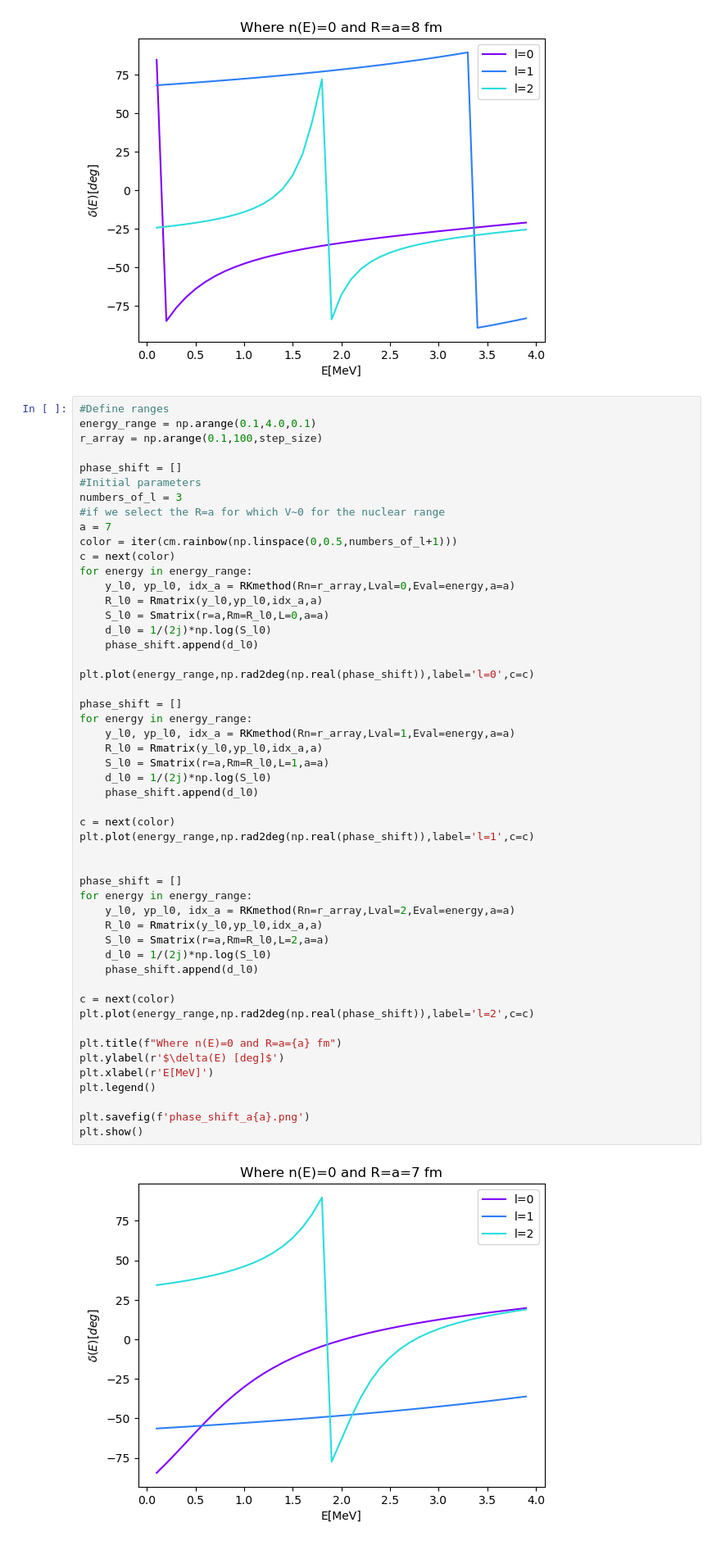
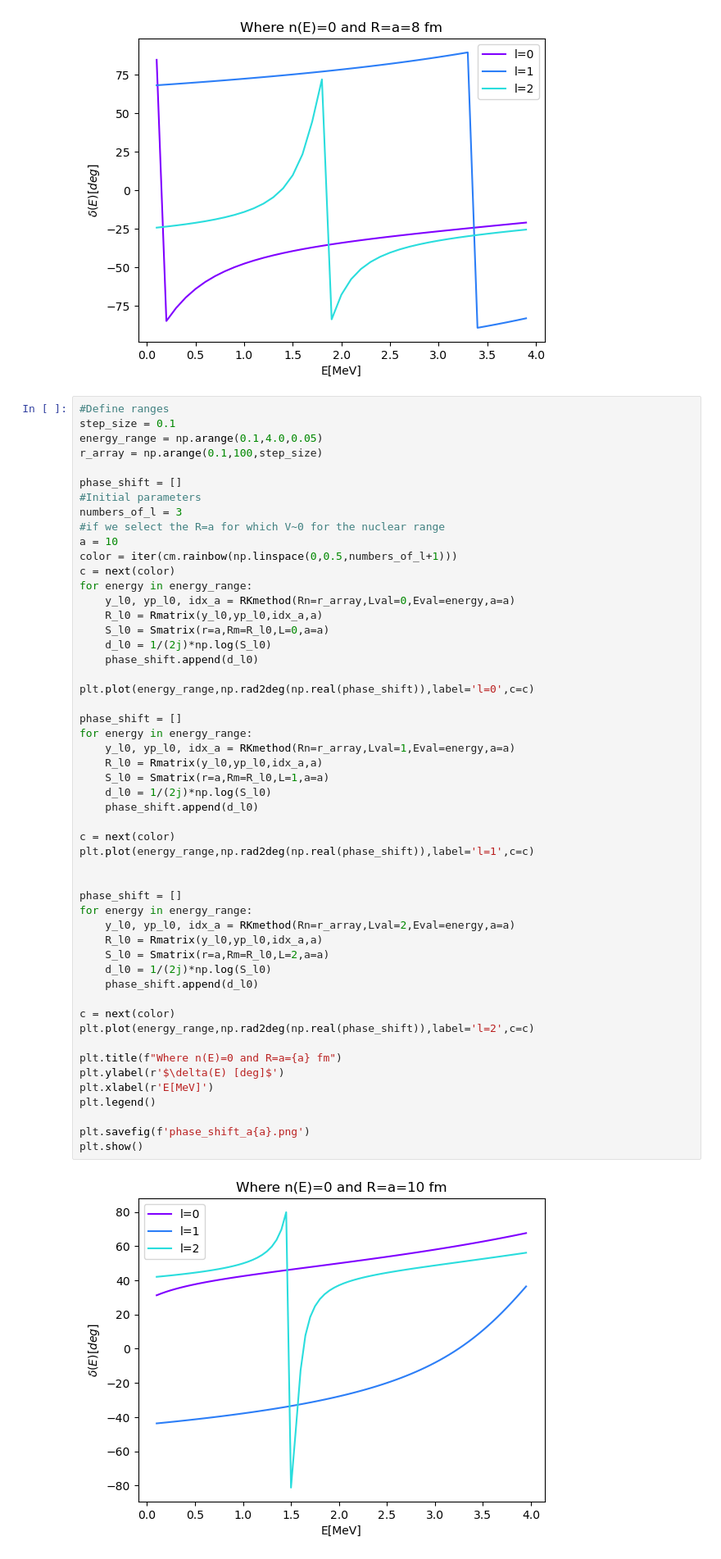
Before and after one commit to danielaramirez415/nuclear_reactions, a Jupyter notebook: homework1_nr_power_rangers.ipynb, the cells around one changed output. Shown: that part at 82% size. Cells and saved outputs as stored; diff of their text form.

```diff
--- a/homework1_nr_power_rangers.ipynb
+++ b/homework1_nr_power_rangers.ipynb
@@ -160,14 +160,15 @@ plt.show()
 [figure]
 # %%
 #Define ranges
-energy_range = np.arange(0.1,4.0,0.1)
+step_size = 0.1
+energy_range = np.arange(0.1,4.0,0.05)
 r_array = np.arange(0.1,100,step_size)
 
 phase_shift = []
 #Initial parameters
 numbers_of_l = 3
 #if we select the R=a for which V~0 for the nuclear range
-a = 7
+a = 10
 color = iter(cm.rainbow(np.linspace(0,0.5,numbers_of_l+1)))
 c = next(color)
 for energy in energy_range:
@@ -183,31 +184,31 @@ phase_shift = []
 for energy in energy_range:
     y_l0, yp_l0, idx_a = RKmethod(Rn=r_array,Lval=1,Eval=energy,a=a)
     R_l0 = Rmatrix(y_l0,yp_l0,idx_a,a)
     S_l0 = Smatrix(r=a,Rm=R_l0,L=1,a=a)
     d_l0 = 1/(2j)*np.log(S_l0)
     phase_shift.append(d_l0)
 
 c = next(color)
 plt.plot(energy_range,np.rad2deg(np.real(phase_shift)),label='l=1',c=c)
 
 
 phase_shift = []
 for energy in energy_range:
     y_l0, yp_l0, idx_a = RKmethod(Rn=r_array,Lval=2,Eval=energy,a=a)
     R_l0 = Rmatrix(y_l0,yp_l0,idx_a,a)
     S_l0 = Smatrix(r=a,Rm=R_l0,L=2,a=a)
     d_l0 = 1/(2j)*np.log(S_l0)
     phase_shift.append(d_l0)
 
 c = next(color)
 plt.plot(energy_range,np.rad2deg(np.real(phase_shift)),label='l=2',c=c)
 
 plt.title(f"Where n(E)=0 and R=a={a} fm")
 plt.ylabel(r'$\delta(E) [deg]$')
 plt.xlabel(r'E[MeV]')
 plt.legend()
 
 plt.savefig(f'phase_shift_a{a}.png')
 plt.show()
 # %% [output]
-[figure, old version]
+[figure, new version]
```
Also changed, not shown: parts of 3 cells of this notebook, 12 other files.
